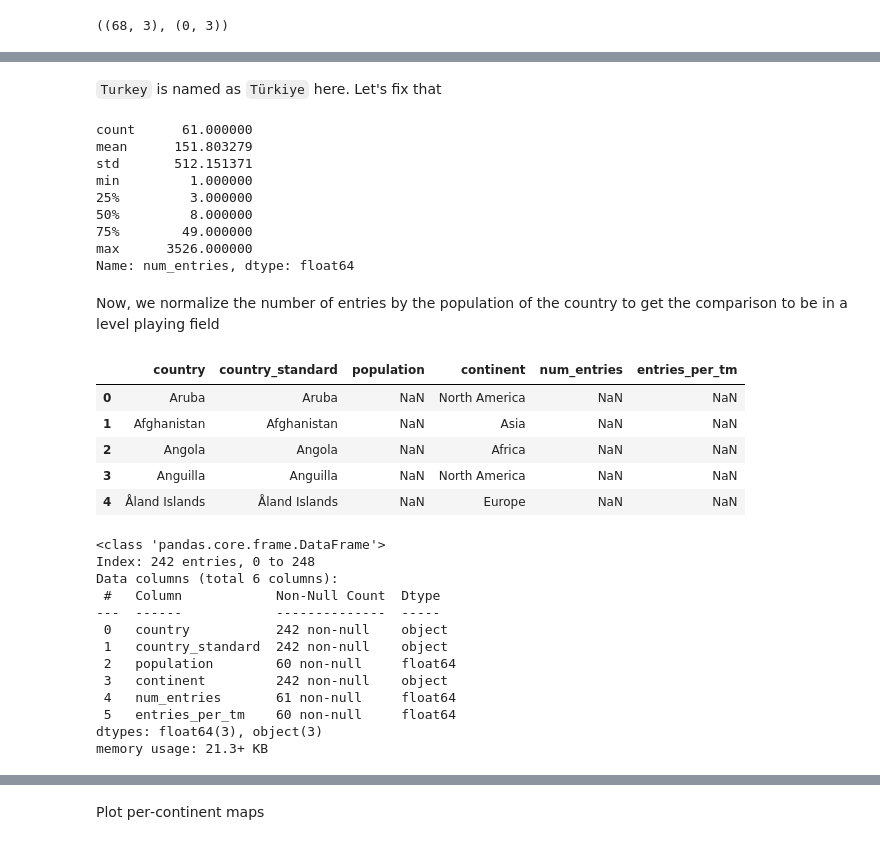
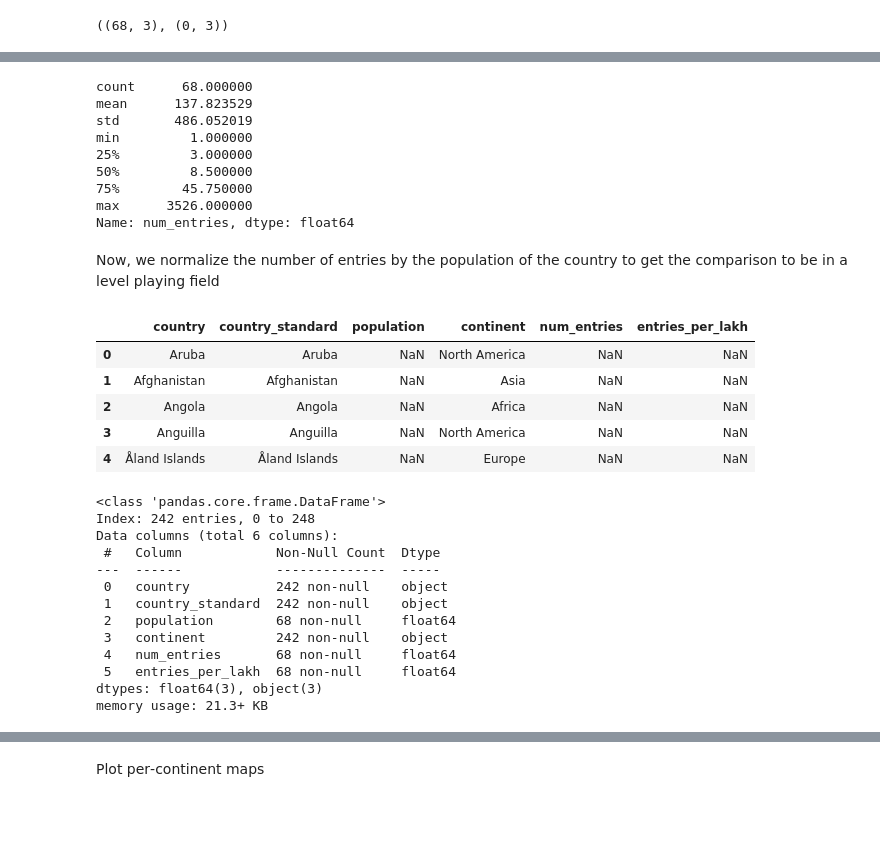
Before and after one commit to ASudu/EpiCoV_Summer25, a Jupyter notebook: src/epicov_eda_2020.ipynb, the cells around one changed output, grey strips where cells are left out. Cells and saved outputs as stored; diff of their text form; code cells hidden in the pictures; blank space fills up the shorter version.

```diff
--- a/src/epicov_eda_2020.ipynb
+++ b/src/epicov_eda_2020.ipynb
@@ -677,0 +677,25 @@ memory usage: 9.9+ KB
+# %%
+# Replace "Congo, The Democratic Republic of the" with "Congo, Dem. Rep." for consistency
+all_countries.loc[all_countries["country"] == "Congo, The Democratic Republic of the", "country"] = "Congo, Dem. Rep."
+# Replace "Iran, Islamic Republic of" with "Iran" for consistency
+all_countries.loc[all_countries["country"] == "Iran, Islamic Republic of", "country"] = "Iran"
+# Replace "Russian Federation" with "Russia" for consistency
+all_countries.loc[all_countries["country"] == "Russian Federation", "country"] = "Russia"
+# Replace "Slovakia" with "Slovak Republic" for consistency
+all_countries.loc[all_countries["country"] == "Slovakia", "country"] = "Slovak Republic"
+# Replace "Korea. Republic of" with "South Korea" for consistency
+all_countries.loc[all_countries["country"] == "Korea, Republic of", "country"] = "South Korea"
+# Replace "Taiwan, Province of China" with Taiwan for consistency
+all_countries.loc[all_countries["country"] == "Taiwan, Province of China", "country"] = "Taiwan"
+# Replace "Türkiye" with "Turkey" for consistency
+all_countries.loc[all_countries["country"] == "Türkiye", "country"] = "Turkey"
+# Replace "Viet Nam" with "Vietnam" for consistency
+all_countries.loc[all_countries["country"] == "Viet Nam", "country"] = "Vietnam"
+
+# Standardize country names in both DataFrames
+df_country["country_standard"] = df_country["country"].apply(standardize_country_name)
+all_countries["country_standard"] = all_countries["country"].apply(standardize_country_name)
+
+# Merge with your actual data
+df_merged = pd.merge(all_countries, df_country, on="country", how="left")
+df_merged.info()
@@ -777,8 +809,3 @@ memory usage: 9.5+ KB
-# %% [markdown]
-`Turkey` is named as `Türkiye` here. Let's fix that
-# %%
-df_merged["country"] = df_merged["country"].str.replace("Türkiye", "Turkey")
-df_merged["country_standard"] = df_merged["country_standard"].str.replace("Türkiye", "Turkey")
 # %%
 df_merged["num_entries"] = float("NaN")
 
@@ -788,22 +815,23 @@ for i, row in df_merged.iterrows():
         df_merged.loc[i, "num_entries"] = df2[df2["country"]==country].shape[0]
 df_merged["num_entries"].describe()
 # %% [output]
-count      61.000000
-mean      151.803279
-std       512.151371
+count      68.000000
+mean      137.823529
+std       486.052019
 min         1.000000
 25%         3.000000
-50%         8.000000
-75%        49.000000
+50%         8.500000
+75%        45.750000
 max      3526.000000
 Name: num_entries, dtype: float64
 # %% [markdown]
 Now, we normalize the number of entries by the population of the country to get the comparison to be in a level playing field
 # %%
-df_merged["entries_per_tm"] = df_merged["num_entries"] / (df_merged["population"] / 1e7)
+# per lakh population
+df_merged["entries_per_lakh"] = df_merged["num_entries"] / (df_merged["population"] / 1e5)
 df_merged.head()
 # %% [output]
-|  | country | country_standard | population | continent | num_entries | entries_per_tm |
+|  | country | country_standard | population | continent | num_entries | entries_per_lakh |
 | 0 | Aruba | Aruba | NaN | North America | NaN | NaN |
 | 1 | Afghanistan | Afghanistan | NaN | Asia | NaN | NaN |
 | 2 | Angola | Angola | NaN | Africa | NaN | NaN |
@@ -819,10 +847,10 @@ Data columns (total 6 columns):
 ---  ------            --------------  -----
  0   country           242 non-null    object
  1   country_standard  242 non-null    object
- 2   population        60 non-null     float64
+ 2   population        68 non-null     float64
  3   continent         242 non-null    object
- 4   num_entries       61 non-null     float64
- 5   entries_per_tm    60 non-null     float64
+ 4   num_entries       68 non-null     float64
+ 5   entries_per_lakh  68 non-null     float64
 dtypes: float64(3), object(3)
 memory usage: 21.3+ KB
 # %%
```
Also changed, not shown: parts of 67 cells of this notebook, 28 other files.
